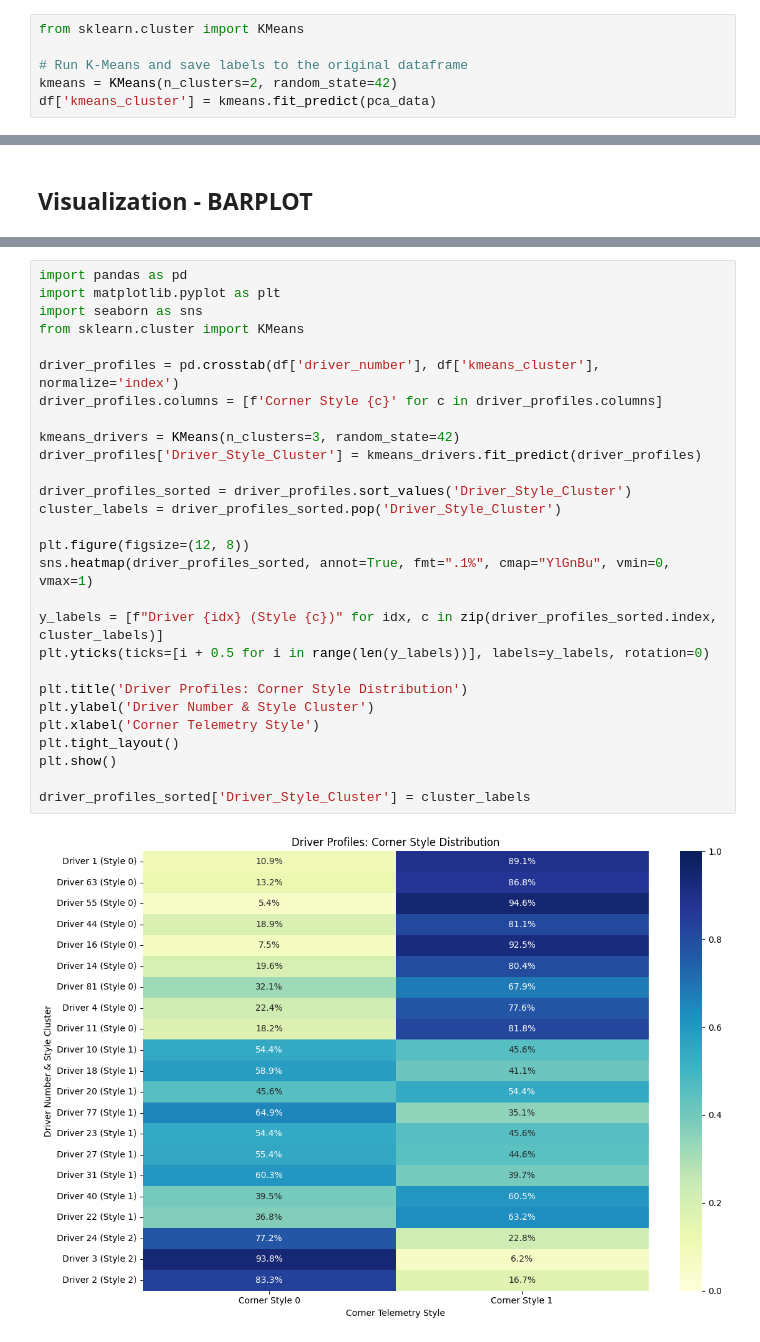
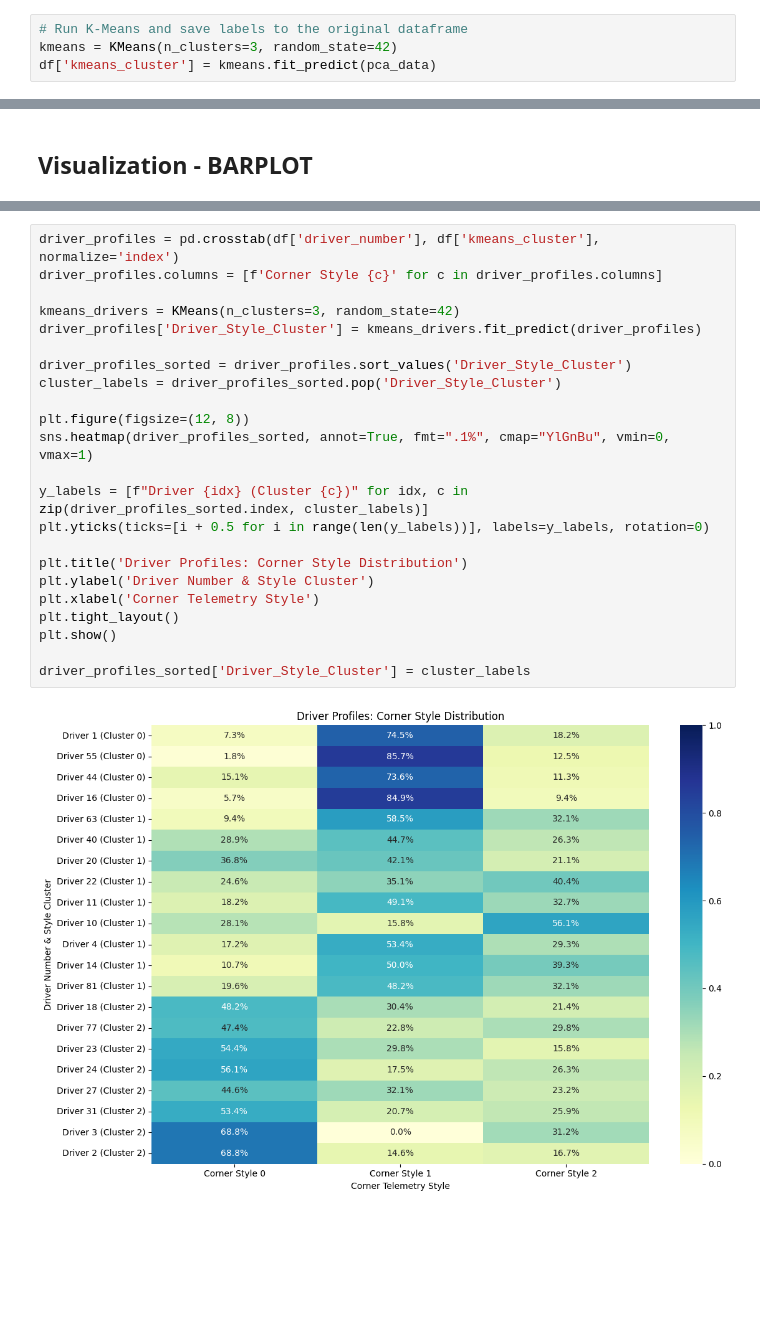
Before and after one commit to idobrenerm-gif/F1-Clustering-Project, a Jupyter notebook: roee_notebook/PCA.ipynb, the cells around one changed output, grey strips where cells are left out. Cells and saved outputs as stored; diff of their text form; blank space fills up the shorter version.

Commit message:
Finished working on clustering

```diff
--- a/roee_notebook/PCA.ipynb
+++ b/roee_notebook/PCA.ipynb
@@ -42,10 +60,8 @@ We can see here that after k=3 the decrese is more moderete, therfore we can tak
 # %% [markdown]
 ## K-Means
 # %%
-from sklearn.cluster import KMeans
-
 # Run K-Means and save labels to the original dataframe
-kmeans = KMeans(n_clusters=2, random_state=42)
+kmeans = KMeans(n_clusters=3, random_state=42)
 df['kmeans_cluster'] = kmeans.fit_predict(pca_data)
 # %% [markdown]
 ## DBSCAN
@@ -143,30 +152,25 @@ Total specific corners driven differently by the same driver: 0
 # %%
-import pandas as pd
-import matplotlib.pyplot as plt
-import seaborn as sns
-from sklearn.cluster import KMeans
-
 driver_profiles = pd.crosstab(df['driver_number'], df['kmeans_cluster'], normalize='index')
 driver_profiles.columns = [f'Corner Style {c}' for c in driver_profiles.columns]
 
 kmeans_drivers = KMeans(n_clusters=3, random_state=42)
 driver_profiles['Driver_Style_Cluster'] = kmeans_drivers.fit_predict(driver_profiles)
 
 driver_profiles_sorted = driver_profiles.sort_values('Driver_Style_Cluster')
 cluster_labels = driver_profiles_sorted.pop('Driver_Style_Cluster')
 
 plt.figure(figsize=(12, 8))
 sns.heatmap(driver_profiles_sorted, annot=True, fmt=".1%", cmap="YlGnBu", vmin=0, vmax=1)
 
-y_labels = [f"Driver {idx} (Style {c})" for idx, c in zip(driver_profiles_sorted.index, cluster_labels)]
+y_labels = [f"Driver {idx} (Cluster {c})" for idx, c in zip(driver_profiles_sorted.index, cluster_labels)]
 plt.yticks(ticks=[i + 0.5 for i in range(len(y_labels))], labels=y_labels, rotation=0)
 
 plt.title('Driver Profiles: Corner Style Distribution')
 plt.ylabel('Driver Number & Style Cluster')
 plt.xlabel('Corner Telemetry Style')
 plt.tight_layout()
 plt.show()
 
 driver_profiles_sorted['Driver_Style_Cluster'] = cluster_labels
 # %% [output]
-[figure, old version]
+[figure, new version]
```
Also changed, not shown: parts of 22 cells of this notebook, 5 other files.
